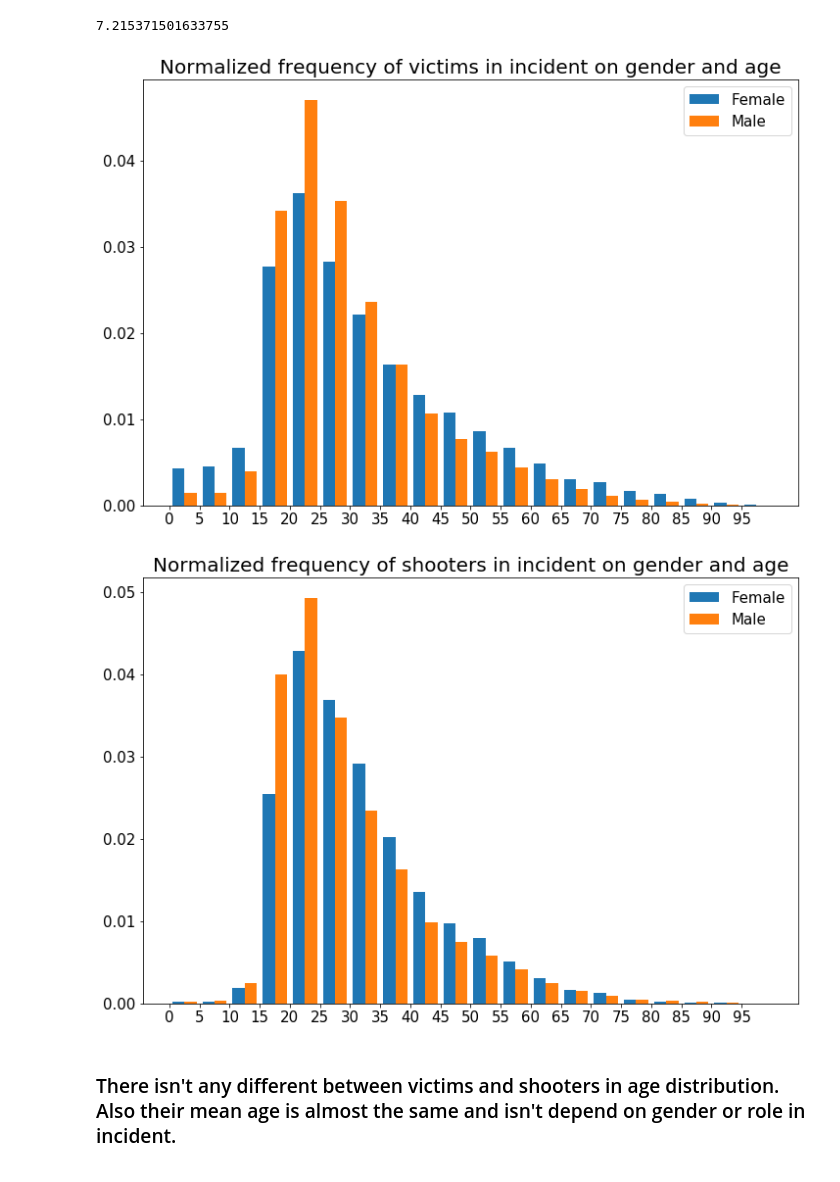
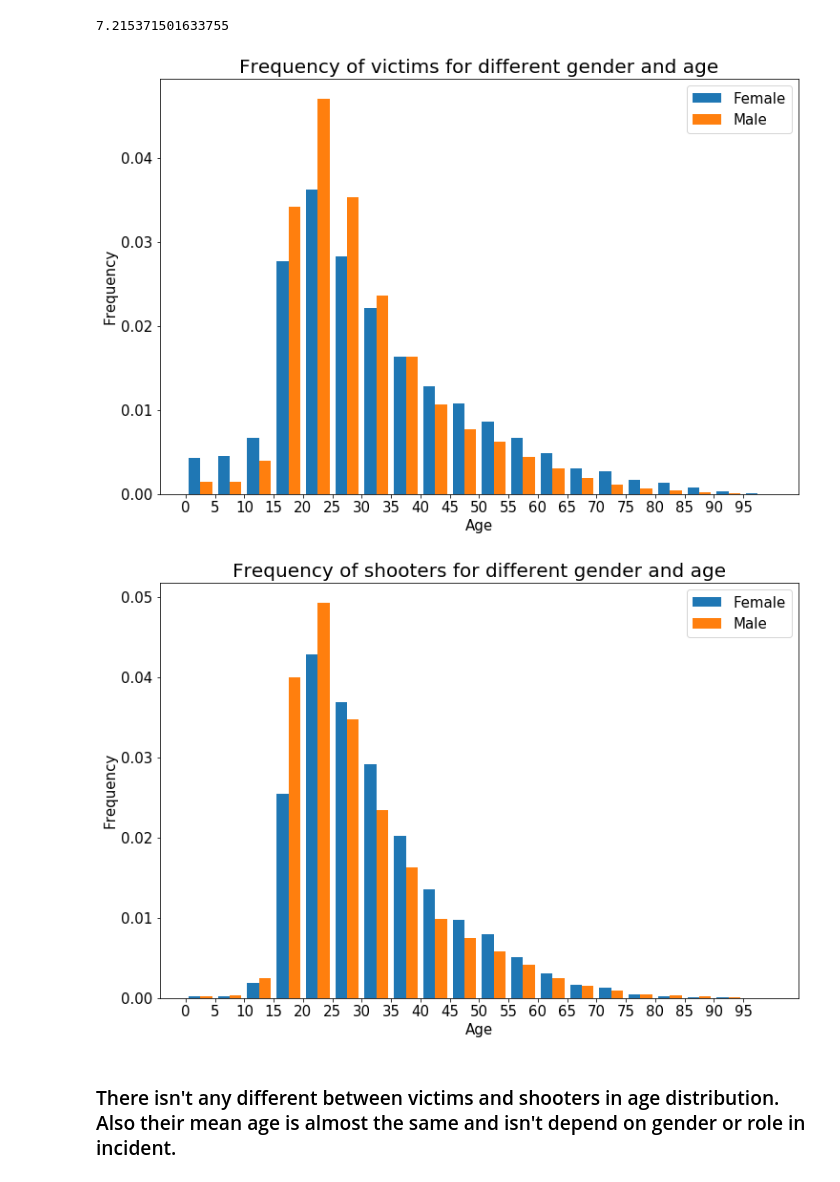
Before and after one commit to belkasanek/eda-gun-violence, a Jupyter notebook: gun_violence_eda.ipynb, the cells around one changed output. Cells and saved outputs as stored; diff of their text form; code cells hidden in the pictures.

```diff
--- a/gun_violence_eda.ipynb
+++ b/gun_violence_eda.ipynb
@@ -569,16 +569,18 @@ freq_dict(df, 'gender', 5)
 # %%
 fig = plt.figure(figsize=(12, 8))
 temp = np.concatenate([df.loc[(df['gender_%s' % i] == 'Female') & (df['type_%s' % i] == 'Victim'),
                               'age_%s' % i].dropna().apply(int).values for i in range(n_people)])
 temp2 = np.concatenate([df.loc[(df['gender_%s' % i] == 'Male') & (df['type_%s' % i] == 'Victim'),
                                'age_%s' % i].dropna().apply(int).values for i in range(n_people)])
 plt.hist([temp, temp2], bins=20, normed=True, label=['Female', 'Male']);
 plt.legend(fontsize=15)
-plt.title('Normalized frequency of victims in incident on gender and age', fontdict={'fontsize' : 20})
+plt.title('Frequency of victims for different gender and age', fontdict={'fontsize' : 20})
 plt.xticks(np.arange(0, 100, step=5), fontsize=15);
+plt.xlabel('Age', fontsize=15)
+plt.ylabel('Frequency', fontsize=15)
 plt.yticks(fontsize=15);
 # %% [output]
-[figure, old version]
+[figure, new version]
 # %%
 fig = plt.figure(figsize=(12, 8))
 temp = np.concatenate([df.loc[(df['gender_%s' % i] == 'Female') & (df['type_%s' % i] == 'Subject-Suspect'),
@@ -587,11 +589,13 @@ temp2 = np.concatenate([df.loc[(df['gender_%s' % i] == 'Male') & (df['type_%s' %
                                'age_%s' % i].dropna().apply(int).values for i in range(n_people)])
 plt.hist([temp, temp2], bins=20, normed=True, label=['Female', 'Male']);
 plt.legend(fontsize=15)
-plt.title('Normalized frequency of shooters in incident on gender and age', fontdict={'fontsize' : 20})
+plt.title('Frequency of shooters for different gender and age', fontdict={'fontsize' : 20})
 plt.xticks(np.arange(0, 100, step=5), fontsize=15);
+plt.xlabel('Age', fontsize=15)
+plt.ylabel('Frequency', fontsize=15)
 plt.yticks(fontsize=15);
 # %% [output]
-[figure, old version]
+[figure, new version]
 # %% [markdown]
 ### There isn't any different between victims and shooters in age distribution. Also their mean age is almost the same and isn't depend on gender or role in incident.
 # %%
```
Also changed, not shown: parts of 6 cells of this notebook.
